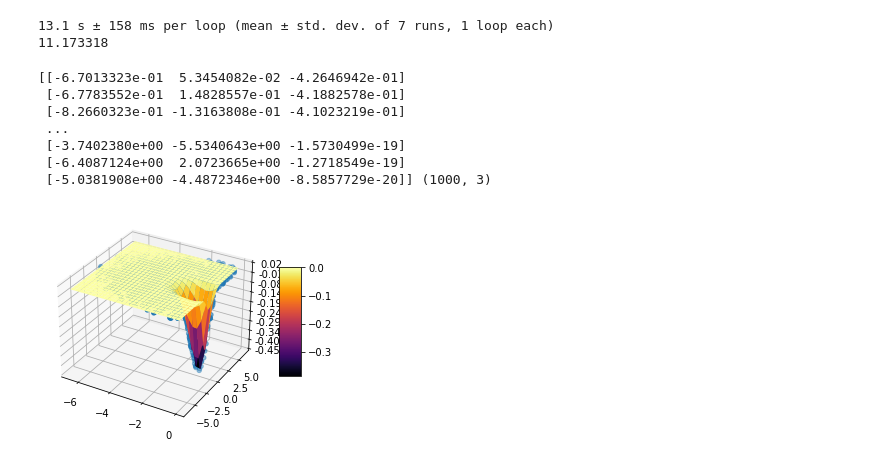
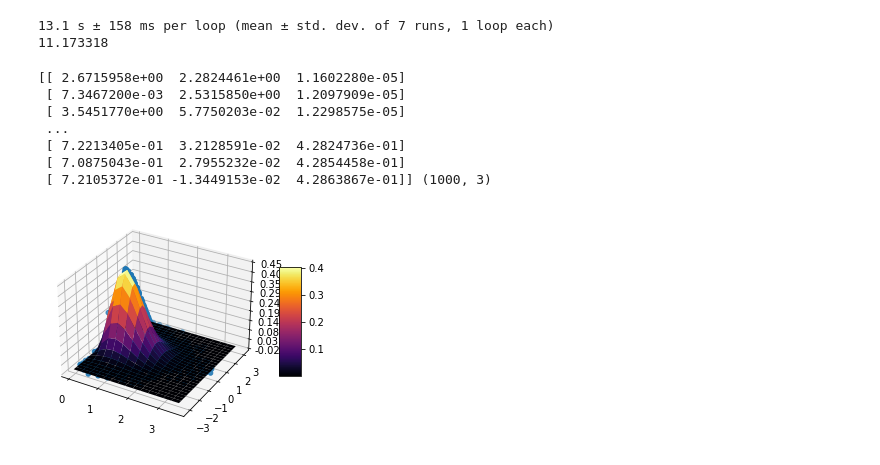
Before and after one commit to f01c33/genetic-jax, a Jupyter notebook: main.ipynb, the cells around one changed output. Saved outputs shown, nothing was run; the diff lists cells and outputs as text; code cells hidden in the pictures.

```diff
--- a/main.ipynb
+++ b/main.ipynb
@@ -257,16 +305,16 @@ print(MSE(opt[0],[-2.2e1,1.97e1,8e2]))
 13.1 s ± 158 ms per loop (mean ± std. dev. of 7 runs, 1 loop each)
 11.173318
 # %%
-opt = jGA(f3,10000,10,666,(1000,2))
+opt = jGA3(f3,10000,10,666,(1000,2))
 print(opt,opt.shape)
 plot(f3,opt)
-%timeit jGA(f3,10000,10,666,(1000,2))
+%timeit jGA3(f3,10000,10,666,(1000,2))
 # %% [output]
-[[-6.7013323e-01  5.3454082e-02 -4.2646942e-01]
- [-6.7783552e-01  1.4828557e-01 -4.1882578e-01]
- [-8.2660323e-01 -1.3163808e-01 -4.1023219e-01]
+[[ 2.6715958e+00  2.2824461e+00  1.1602280e-05]
+ [ 7.3467200e-03  2.5315850e+00  1.2097909e-05]
+ [ 3.5451770e+00  5.7750203e-02  1.2298575e-05]
  ...
- [-3.7402380e+00 -5.5340643e+00 -1.5730499e-19]
- [-6.4087124e+00  2.0723665e+00 -1.2718549e-19]
- [-5.0381908e+00 -4.4872346e+00 -8.5857729e-20]] (1000, 3)
+ [ 7.2213405e-01  3.2128591e-02  4.2824736e-01]
+ [ 7.0875043e-01  2.7955232e-02  4.2854458e-01]
+ [ 7.2105372e-01 -1.3449153e-02  4.2863867e-01]] (1000, 3)
-[figure, old version]
+[figure, new version]
```
Also changed, not shown: parts of 2 cells of this notebook.
